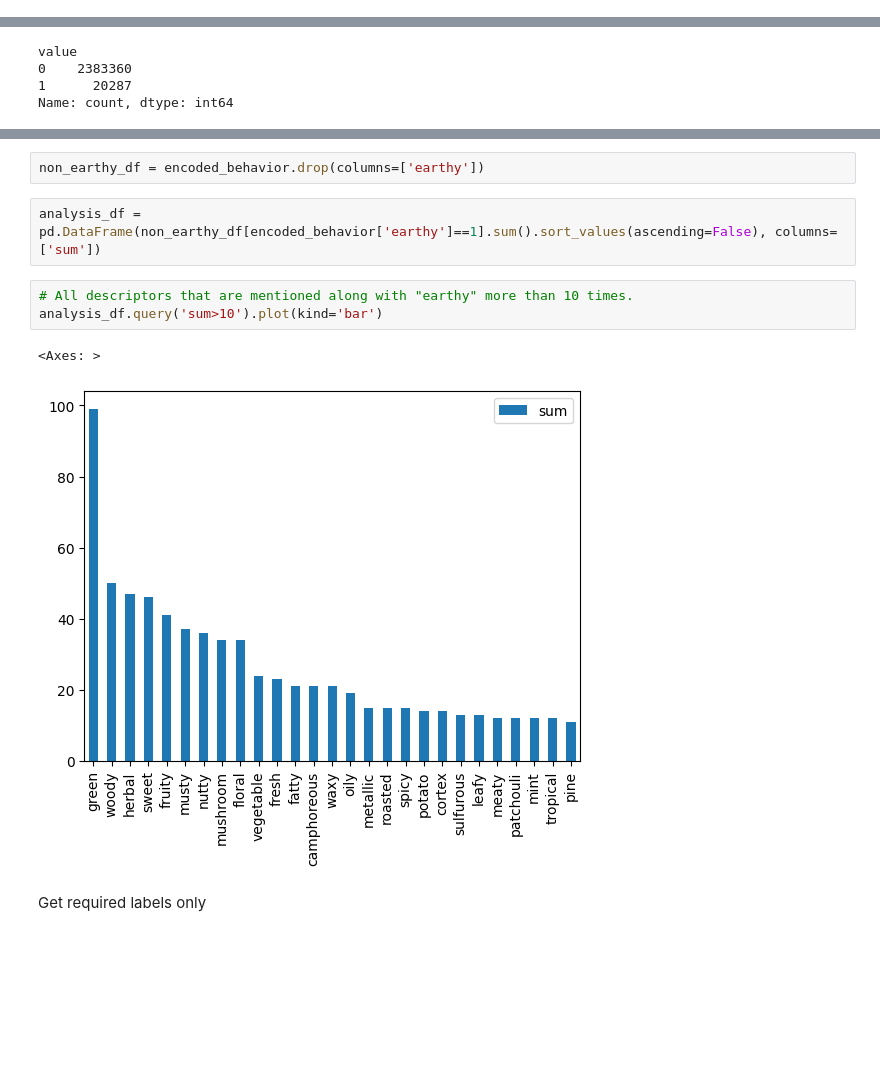
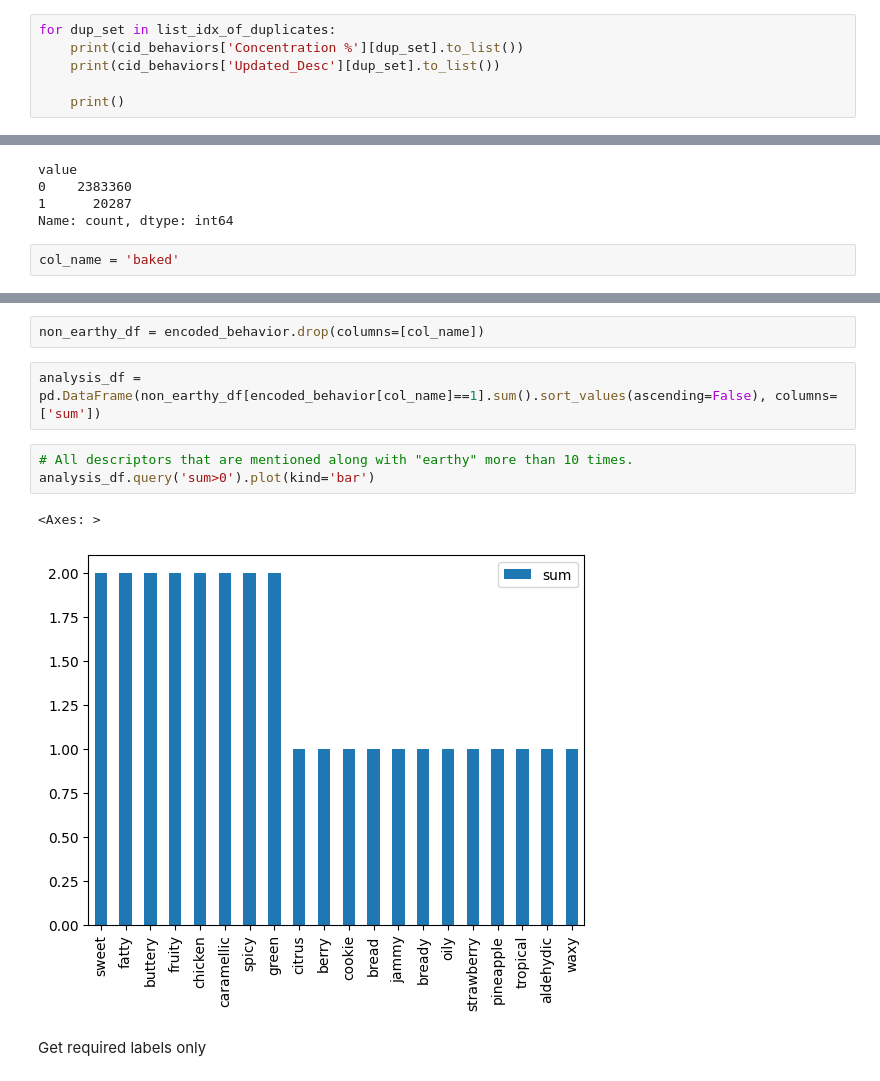
Before and after one commit to ARY2260/data_cleaning_meta_LF-GS, a Jupyter notebook: goodcents.ipynb, the cells around one changed output, grey strips where cells are left out. Saved outputs shown, nothing was run; the diff lists cells and outputs as text; blank space fills up the shorter version.

```diff
--- a/goodcents.ipynb
+++ b/goodcents.ipynb
@@ -671,0 +749,6 @@ cid_behaviors.head()
+# %%
+for dup_set in list_idx_of_duplicates:
+    print(cid_behaviors['Concentration %'][dup_set].to_list())
+    print(cid_behaviors['Updated_Desc'][dup_set].to_list())
+
+    print()
@@ -1195,3 +1309,5 @@ value
 0    2383360
 1      20287
 Name: count, dtype: int64
+# %%
+col_name = 'baked'
@@ -1198,13 +1324,13 @@ Name: count, dtype: int64
 # %%
-non_earthy_df = encoded_behavior.drop(columns=['earthy'])
+non_earthy_df = encoded_behavior.drop(columns=[col_name])
 # %%
-analysis_df = pd.DataFrame(non_earthy_df[encoded_behavior['earthy']==1].sum().sort_values(ascending=False), columns=['sum'])
+analysis_df = pd.DataFrame(non_earthy_df[encoded_behavior[col_name]==1].sum().sort_values(ascending=False), columns=['sum'])
 # %%
 # All descriptors that are mentioned along with "earthy" more than 10 times.
-analysis_df.query('sum>10').plot(kind='bar')
+analysis_df.query('sum>0').plot(kind='bar')
 # %% [output]
 <Axes: >
-[figure, old version]
+[figure, new version]
 # %% [markdown]
 Get required labels only
 # %%
```
Also changed, not shown: parts of 28 cells of this notebook, 3 other files.
